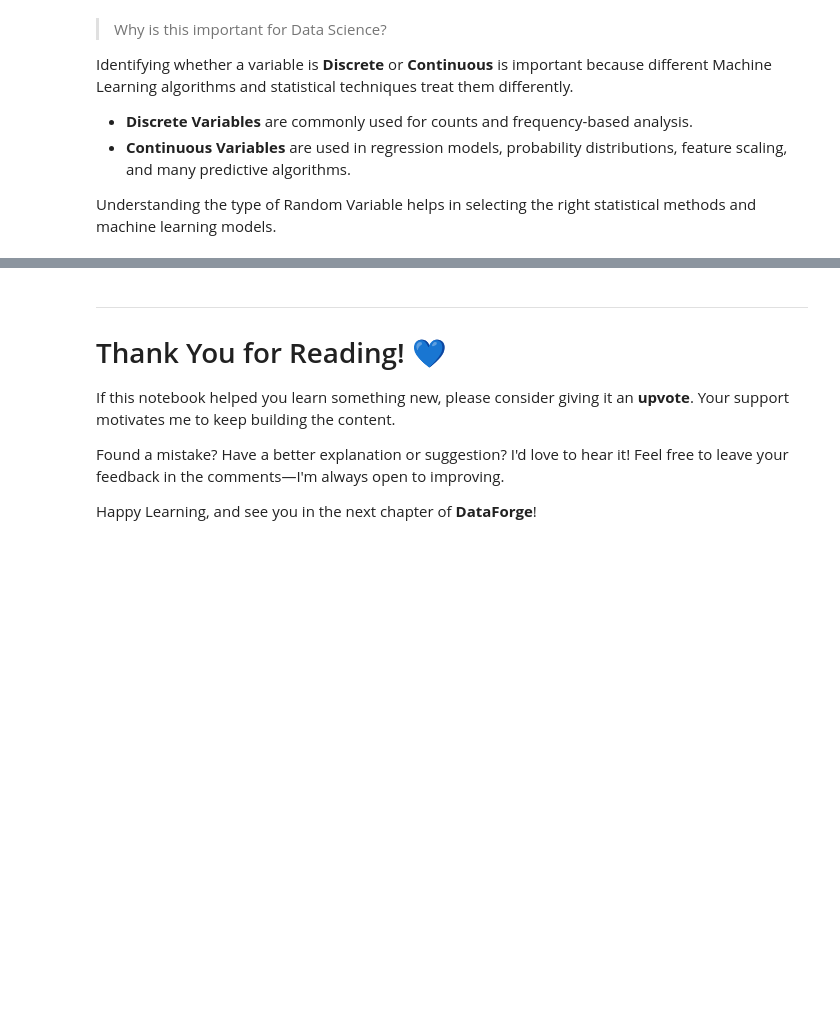
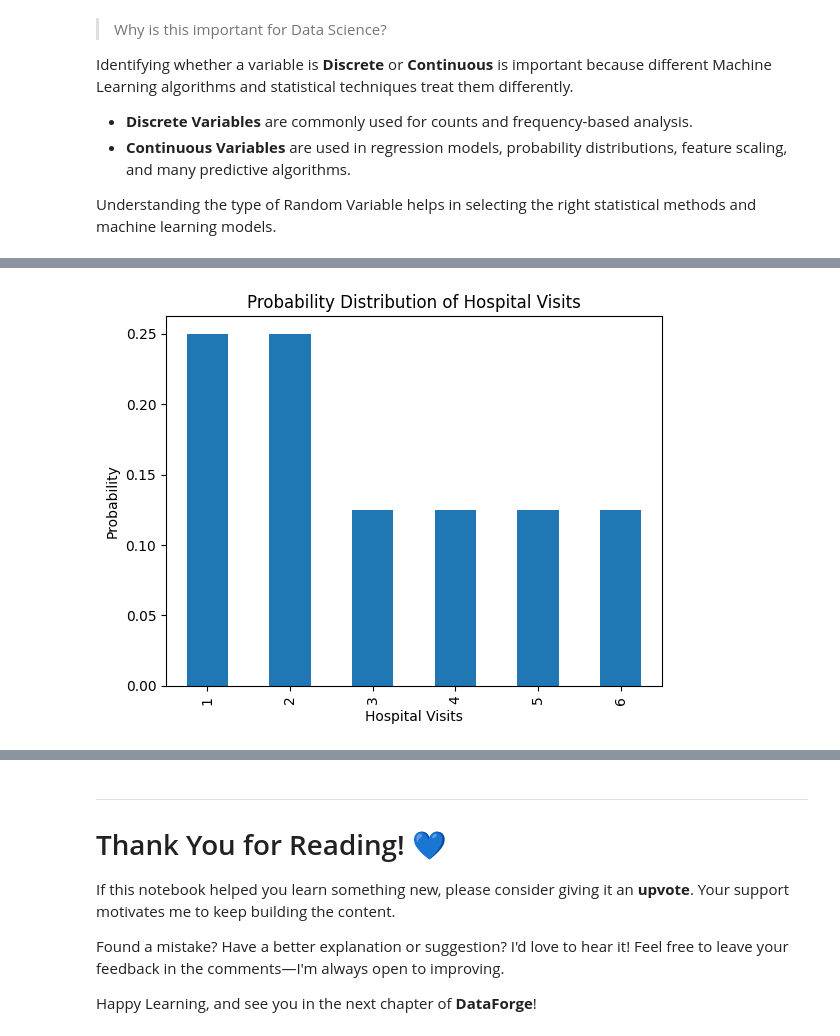
Before and after one commit to satyam2006-cmd/DataForge, a Jupyter notebook: statswithpy/statslearnings.ipynb, the cells around one changed output, grey strips where cells are left out. Drawn from its saved outputs; the diff is of its cells as text; code cells hidden in the pictures; blank space fills up the shorter version.

Commit message:
Day 14: probability mass distribution done

```diff
--- a/statswithpy/statslearnings.ipynb
+++ b/statswithpy/statslearnings.ipynb
@@ -1876,0 +1914,8 @@ Using a hospital dataset, we distinguished between variables obtained by **count
+# %%
+# Let's consider the **Hospital Visits** of different patients.We'll calculate the probability of each possible number of hospital visits.This will help us understand how probability is distributed across different values of a Random Variable.
+patients = pd.DataFrame({
+    "Patient_ID": ["P1","P2","P3","P4","P5","P6","P7","P8"],
+    "Hospital_Visits": [1,3,2,1,5,4,6,2]
+})
+
+patients
@@ -1876,0 +1945,9 @@ Using a hospital dataset, we distinguished between variables obtained by **count
+# %%
+# Converting Frequency into Probability
+probability_distribution = (
+    patients["Hospital_Visits"]
+    .value_counts(normalize=True)
+    .sort_index()
+)
+
+probability_distribution
@@ -1876,0 +1963,12 @@ Using a hospital dataset, we distinguished between variables obtained by **count
+# %%
+# Visualization for the same
+probability_distribution.plot(
+    kind="bar",
+    xlabel="Hospital Visits",
+    ylabel="Probability",
+    title="Probability Distribution of Hospital Visits"
+)
+
+plt.show()
+# %% [output]
+[figure, added]
```
Also changed, not shown: parts of 19 cells of this notebook.
